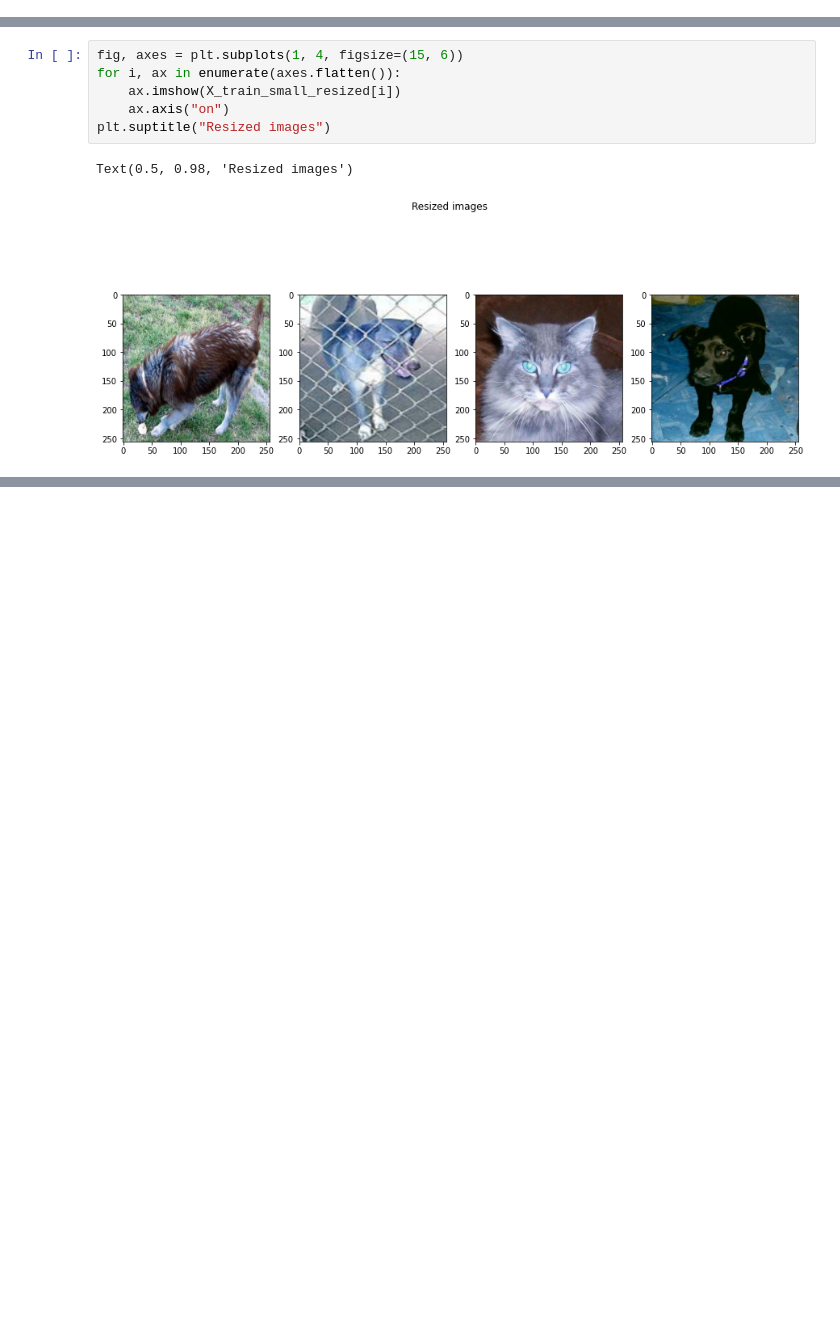
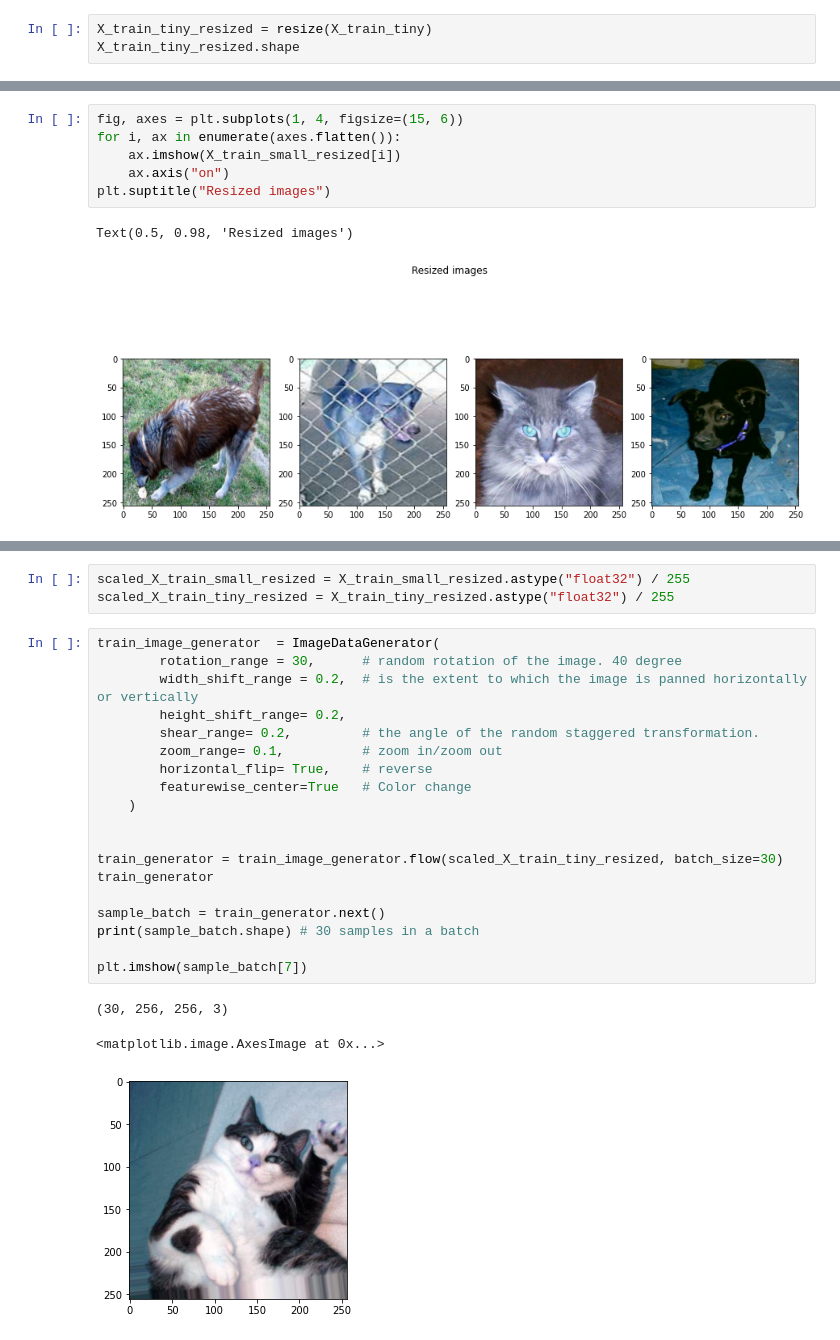
Before and after one commit to cooperhankun/Deep_learning, a Jupyter notebook: Lab/lab.ipynb, the cells around one changed output, grey strips where cells are left out. Saved outputs shown, nothing was run; the diff lists cells and outputs as text; blank space fills up the shorter version.

```diff
--- a/Lab/lab.ipynb
+++ b/Lab/lab.ipynb
@@ -314,3 +315,6 @@ X_train_small_resized = resize(X_train_small)
 X_train_small_resized.shape
 # %% [output]
 (1600, 256, 256, 3)
+# %%
+X_train_tiny_resized = resize(X_train_tiny)
+X_train_tiny_resized.shape
@@ -327,0 +346,26 @@ Text(0.5, 0.98, 'Resized images')
+# %%
+scaled_X_train_small_resized = X_train_small_resized.astype("float32") / 255
+scaled_X_train_tiny_resized = X_train_tiny_resized.astype("float32") / 255
+# %%
+train_image_generator  = ImageDataGenerator(
+        rotation_range = 30,      # random rotation of the image. 40 degree
+        width_shift_range = 0.2,  # is the extent to which the image is panned horizontally or vertically
+        height_shift_range= 0.2,
+        shear_range= 0.2,         # the angle of the random staggered transformation.
+        zoom_range= 0.1,          # zoom in/zoom out
+        horizontal_flip= True,    # reverse
+        featurewise_center=True   # Color change
+    )
+
+
+train_generator = train_image_generator.flow(scaled_X_train_tiny_resized, batch_size=30)
+train_generator
+
+sample_batch = train_generator.next()
+print(sample_batch.shape) # 30 samples in a batch
+
+plt.imshow(sample_batch[7])
+# %% [output]
+(30, 256, 256, 3)
+<matplotlib.image.AxesImage at 0x...>
+[figure, added]
```
Also changed, not shown: parts of 5 cells of this notebook.
